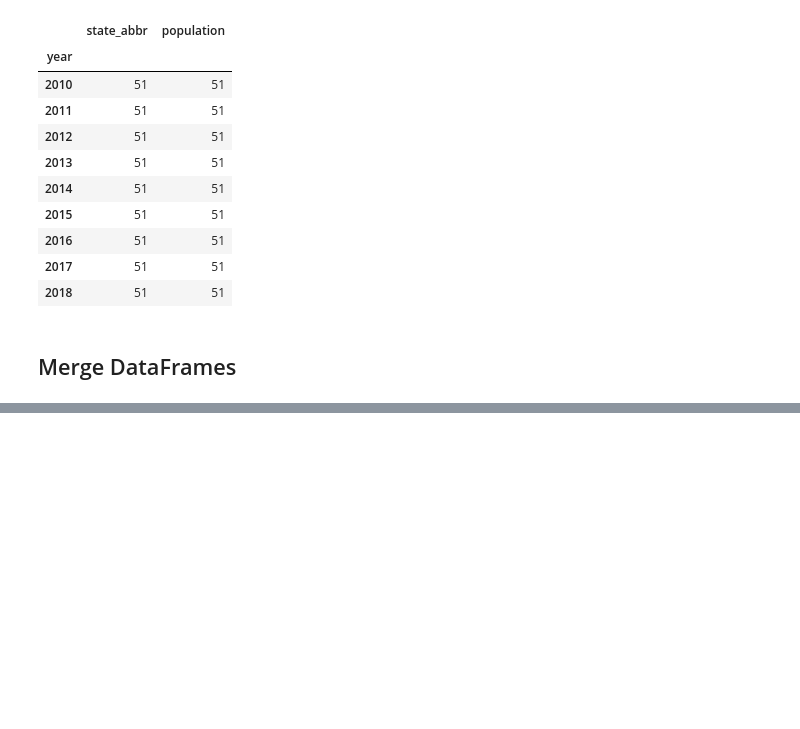
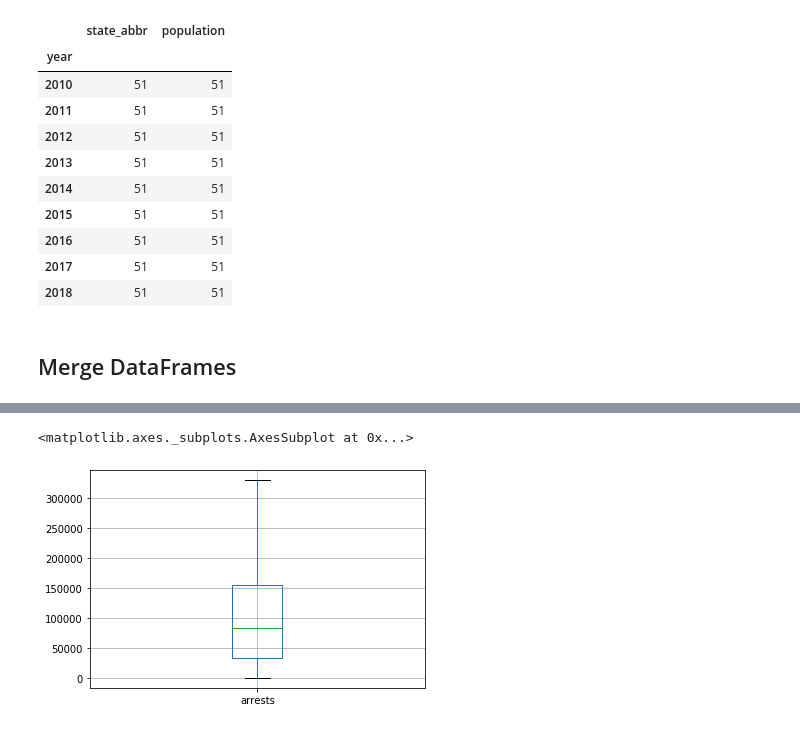
Before and after one commit to PhilBusko/StatsProject, a Jupyter notebook: analysis_arrest_anova.ipynb, the cells around one changed output, grey strips where cells are left out. Saved outputs shown, nothing was run; the diff lists cells and outputs as text; code cells hidden in the pictures; blank space fills up the shorter version.

```diff
--- a/analysis_arrest_anova.ipynb
+++ b/analysis_arrest_anova.ipynb
@@ -289,0 +260,4 @@ f'{round(os.path.getsize(save_path) /1e6, 2)} mb'
+# %%
+merge_filter_df = merge_df.loc[merge_df['arrests']<330000].copy()
+merge_filter_df.head()
+merge_filter_df.shape
@@ -289,0 +272,5 @@ f'{round(os.path.getsize(save_path) /1e6, 2)} mb'
+# %%
+merge_filter_df.boxplot(column=['arrests'])
+# %% [output]
+<matplotlib.axes._subplots.AxesSubplot at 0x...>
+[figure, added]
```
Also changed, not shown: parts of 24 cells of this notebook, 1 other file.
